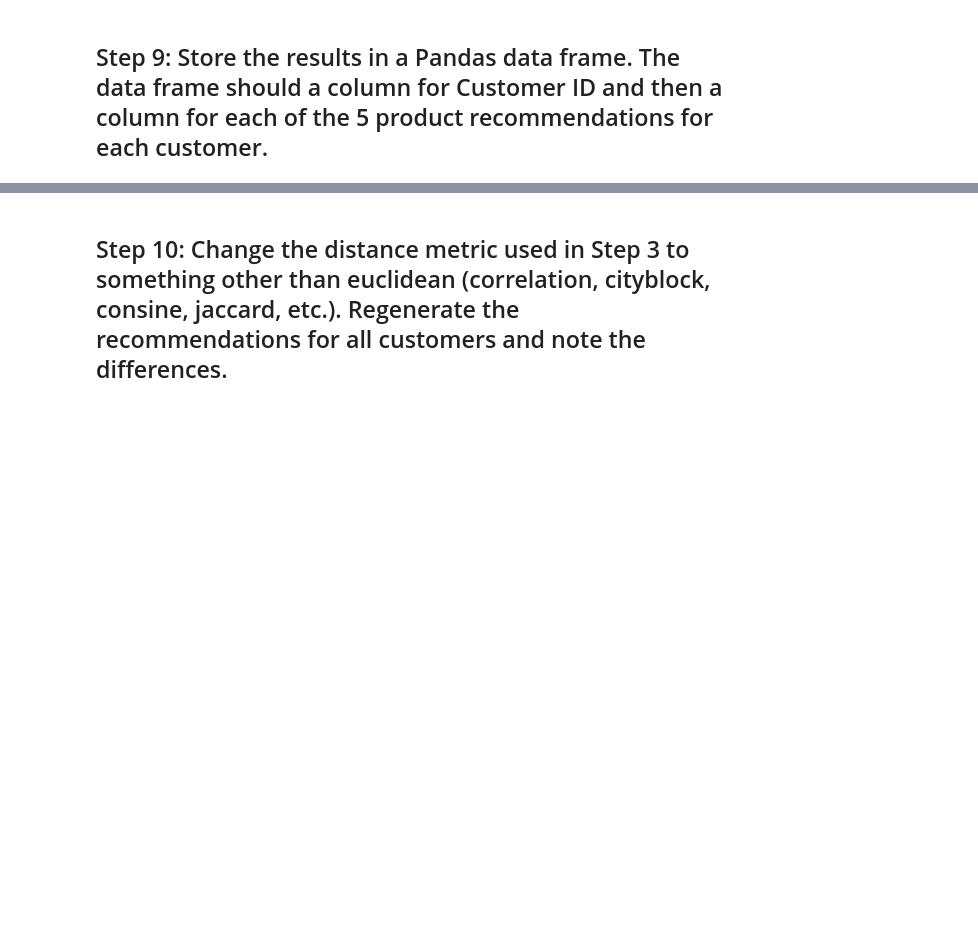
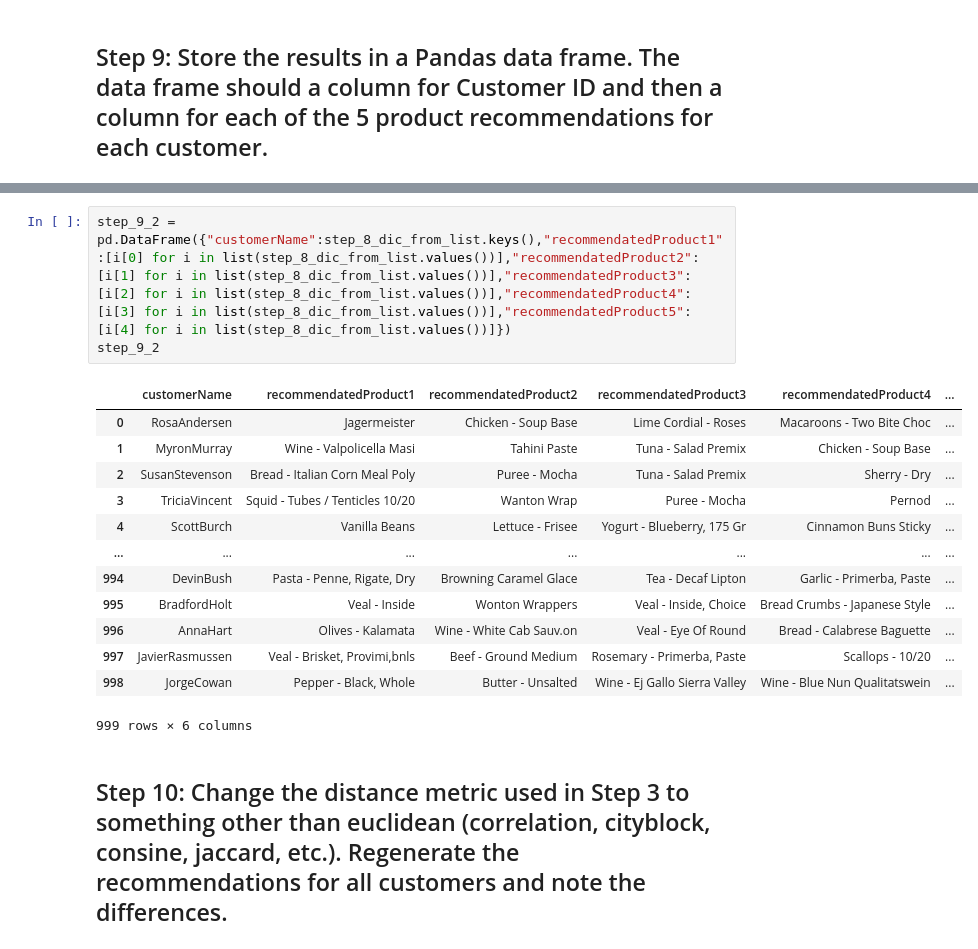
Before and after one commit to alvaro-saez/dataptmad1121_labs, a Jupyter notebook: extra-work/m2/lab-intro-recommender-systems/your-code/[lab-intro-recommender-systems] Alvaro Saez.ipynb, the cells around one changed output, grey strips where cells are left out. Saved outputs shown, nothing was run; the diff lists cells and outputs as text; blank space fills up the shorter version.

```diff
--- a/extra-work/m2/lab-intro-recommender-systems/your-code/[lab-intro-recommender-systems] Alvaro Saez.ipynb
+++ b/extra-work/m2/lab-intro-recommender-systems/your-code/[lab-intro-recommender-systems] Alvaro Saez.ipynb
@@ -301,5 +301,22 @@ step_9
 | 997 | JavierRasmussen | [Veal - Brisket, Provimi,bnls, Be... |
 | 998 | JorgeCowan | [Pepper - Black, Whole, Butter - ... |
 999 rows × 2 columns
+# %%
+step_9_2 = pd.DataFrame({"customerName":step_8_dic_from_list.keys(),"recommendatedProduct1":[i[0] for i in list(step_8_dic_from_list.values())],"recommendatedProduct2":[i[1] for i in list(step_8_dic_from_list.values())],"recommendatedProduct3":[i[2] for i in list(step_8_dic_from_list.values())],"recommendatedProduct4":[i[3] for i in list(step_8_dic_from_list.values())],"recommendatedProduct5":[i[4] for i in list(step_8_dic_from_list.values())]})
+step_9_2
+# %% [output]
+|  | customerName | recommendatedProduct1 | recommendatedProduct2 | recommendatedProduct3 | recommendatedProduct4 | ... |
+| 0 | RosaAndersen | Jagermeister | Chicken - Soup Base | Lime Cordial - Roses | Macaroons - Two Bite Choc | ... |
+| 1 | MyronMurray | Wine - Valpolicella Masi | Tahini Paste | Tuna - Salad Premix | Chicken - Soup Base | ... |
+| 2 | SusanStevenson | Bread - Italian Corn Meal Poly | Puree - Mocha | Tuna - Salad Premix | Sherry - Dry | ... |
+| 3 | TriciaVincent | Squid - Tubes / Tenticles 10/20 | Wanton Wrap | Puree - Mocha | Pernod | ... |
+| 4 | ScottBurch | Vanilla Beans | Lettuce - Frisee | Yogurt - Blueberry, 175 Gr | Cinnamon Buns Sticky | ... |
+| ... | ... | ... | ... | ... | ... | ... |
+| 994 | DevinBush | Pasta - Penne, Rigate, Dry | Browning Caramel Glace | Tea - Decaf Lipton | Garlic - Primerba, Paste | ... |
+| 995 | BradfordHolt | Veal - Inside | Wonton Wrappers | Veal - Inside, Choice | Bread Crumbs - Japanese Style | ... |
+| 996 | AnnaHart | Olives - Kalamata | Wine - White Cab Sauv.on | Veal - Eye Of Round | Bread - Calabrese Baguette | ... |
+| 997 | JavierRasmussen | Veal - Brisket, Provimi,bnls | Beef - Ground Medium | Rosemary - Primerba, Paste | Scallops - 10/20 | ... |
+| 998 | JorgeCowan | Pepper - Black, Whole | Butter - Unsalted | Wine - Ej Gallo Sierra Valley | Wine - Blue Nun Qualitatswein | ... |
+999 rows × 6 columns
 # %% [markdown]
 ## Step 10: Change the distance metric used in Step 3 to something other than euclidean (correlation, cityblock, consine, jaccard, etc.). Regenerate the recommendations for all customers and note the differences.
```
Also changed, not shown: parts of 4 cells of this notebook.
